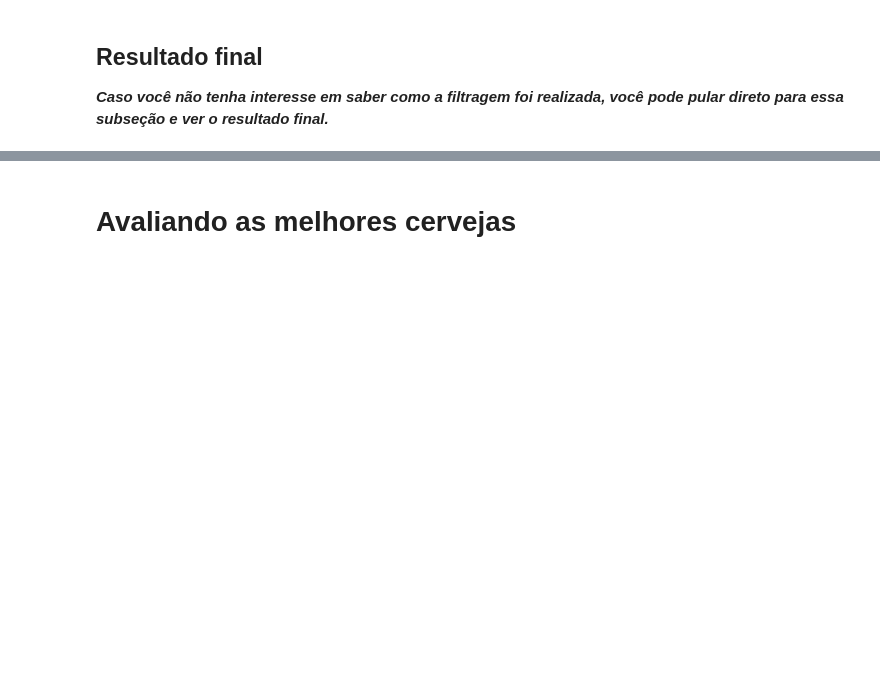
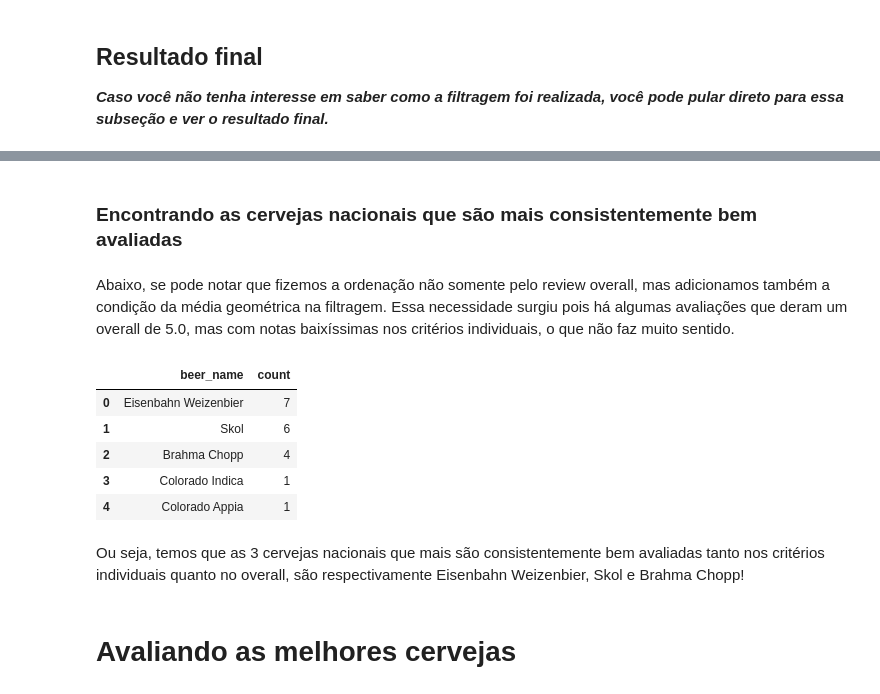
Before and after one commit to fea-dev-usp/analise-da-breja, a Jupyter notebook: Notas de Breja por Cervejaria.ipynb, the cells around one changed output, grey strips where cells are left out. Saved outputs shown, nothing was run; the diff lists cells and outputs as text; code cells hidden in the pictures; blank space fills up the shorter version.

Commit message:
adicionando ranqueamento das cervejas nacionais

```diff
--- a/Notas de Breja por Cervejaria.ipynb
+++ b/Notas de Breja por Cervejaria.ipynb
@@ -284,3 +509,32 @@ brazilian_beer_reviews
+# %% [markdown]
+### Encontrando as cervejas nacionais que são mais consistentemente bem avaliadas
+# %% [markdown]
+Abaixo, se pode notar que fizemos a ordenação não somente pelo review overall, mas adicionamos também a condição da média geométrica na filtragem. Essa necessidade surgiu pois há algumas avaliações que deram um overall de 5.0, mas com notas baixíssimas nos critérios individuais, o que não faz muito sentido.
+# %%
+# Adicionando a coluna com média geométrica das avaliações
+reviews = ['review_aroma', 'review_appearance', 'review_palate', 'review_taste']
+
+# Criando a nova coluna no df de cervejas nacionais
+brazilian_beer_reviews['geom_mean'] = sp.stats.mstats.gmean(brazilian_beer_reviews[reviews], axis=1).round(2)
+
+#display(brazilian_beer_reviews.sort_values(by='geom_mean', ascending=False))
+melhores_cervejas_brasileiras = brazilian_beer_reviews[(brazilian_beer_reviews['geom_mean'] >= 3) & (brazilian_beer_reviews['review_overall'] >= 4)]
+
+# E agora gerando a contagem das cervejas que mais são consistentemente bem avaliadas\n",
+contagem_cervejas_brasileiras = melhores_cervejas_brasileiras['beer_name'].value_counts().reset_index()
+contagem_cervejas_brasileiras.columns = ['beer_name', 'count']
+contagem_cervejas_brasileiras = contagem_cervejas_brasileiras.sort_values(by='count', ascending=False)
+
+display(contagem_cervejas_brasileiras)
+# %% [output]
+|  | beer_name | count |
+| 0 | Eisenbahn Weizenbier | 7 |
+| 1 | Skol | 6 |
+| 2 | Brahma Chopp | 4 |
+| 3 | Colorado Indica | 1 |
+| 4 | Colorado Appia | 1 |
+# %% [markdown]
+Ou seja, temos que as 3 cervejas nacionais que mais são consistentemente bem avaliadas tanto nos critérios individuais quanto no overall, são respectivamente Eisenbahn Weizenbier, Skol e Brahma Chopp!
 # %% [markdown]
 # **Avaliando as melhores cervejas**
 # %%
```
Also changed, not shown: parts of 33 cells of this notebook.
